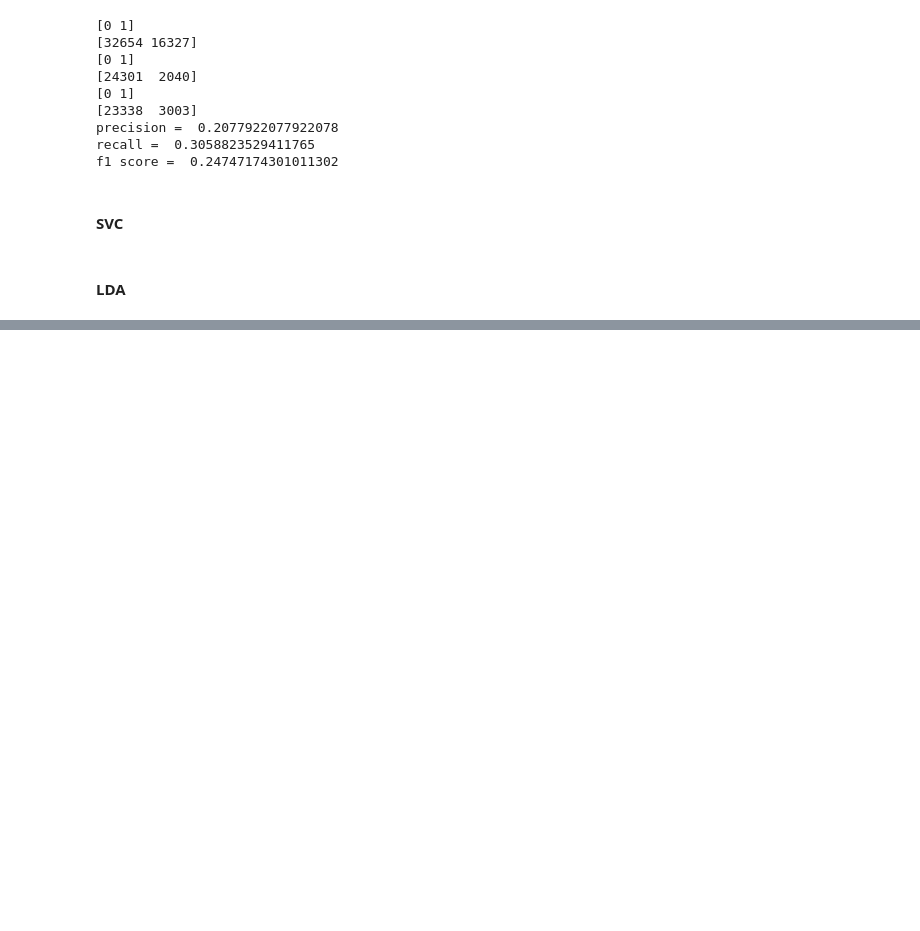
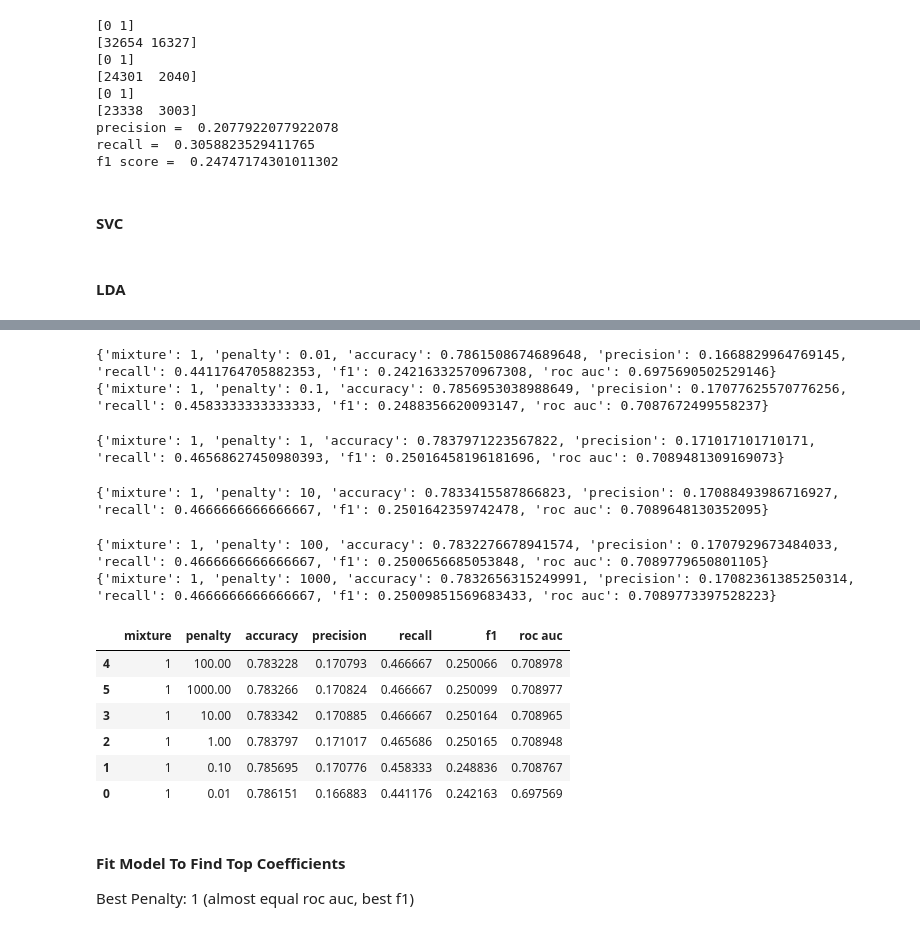
Before and after one commit to lamkin1/dat403-project2, a Jupyter notebook: Exploratory.ipynb, the cells around one changed output, grey strips where cells are left out. Drawn from its saved outputs; the diff is of its cells as text; code cells hidden in the pictures; blank space fills up the shorter version.

```diff
--- a/Exploratory.ipynb
+++ b/Exploratory.ipynb
@@ -591,0 +733,24 @@ calc_cv_metrics(lda, folds)
+# %%
+
+mixture = [1]
+penalty = [0.01,0.1,1,10,100,1000]
+
+X_train, X_test, X_val, y_train, y_test, y_val = balanced_train_split(df)
+logit_grid_search(X_train, y_train, X_val, y_val, mixture, penalty)
+# %% [output]
+{'mixture': 1, 'penalty': 0.01, 'accuracy': 0.7861508674689648, 'precision': 0.1668829964769145, 'recall': 0.4411764705882353, 'f1': 0.24216332570967308, 'roc auc': 0.6975690502529146}
+{'mixture': 1, 'penalty': 0.1, 'accuracy': 0.7856953038988649, 'precision': 0.17077625570776256, 'recall': 0.4583333333333333, 'f1': 0.2488356620093147, 'roc auc': 0.7087672499558237}
+{'mixture': 1, 'penalty': 1, 'accuracy': 0.7837971223567822, 'precision': 0.171017101710171, 'recall': 0.46568627450980393, 'f1': 0.25016458196181696, 'roc auc': 0.7089481309169073}
+{'mixture': 1, 'penalty': 10, 'accuracy': 0.7833415587866823, 'precision': 0.17088493986716927, 'recall': 0.4666666666666667, 'f1': 0.2501642359742478, 'roc auc': 0.7089648130352095}
+{'mixture': 1, 'penalty': 100, 'accuracy': 0.7832276678941574, 'precision': 0.1707929673484033, 'recall': 0.4666666666666667, 'f1': 0.2500656685053848, 'roc auc': 0.7089779650801105}
+{'mixture': 1, 'penalty': 1000, 'accuracy': 0.7832656315249991, 'precision': 0.17082361385250314, 'recall': 0.4666666666666667, 'f1': 0.25009851569683433, 'roc auc': 0.7089773397528223}
+|  | mixture | penalty | accuracy | precision | recall | f1 | roc auc |
+| 4 | 1 | 100.00 | 0.783228 | 0.170793 | 0.466667 | 0.250066 | 0.708978 |
+| 5 | 1 | 1000.00 | 0.783266 | 0.170824 | 0.466667 | 0.250099 | 0.708977 |
+| 3 | 1 | 10.00 | 0.783342 | 0.170885 | 0.466667 | 0.250164 | 0.708965 |
+| 2 | 1 | 1.00 | 0.783797 | 0.171017 | 0.465686 | 0.250165 | 0.708948 |
+| 1 | 1 | 0.10 | 0.785695 | 0.170776 | 0.458333 | 0.248836 | 0.708767 |
+| 0 | 1 | 0.01 | 0.786151 | 0.166883 | 0.441176 | 0.242163 | 0.697569 |
+# %% [markdown]
+#### Fit Model To Find Top Coefficients
+Best Penalty: 1 (almost equal roc auc, best f1)
```
Also changed, not shown: parts of 15 cells of this notebook.
